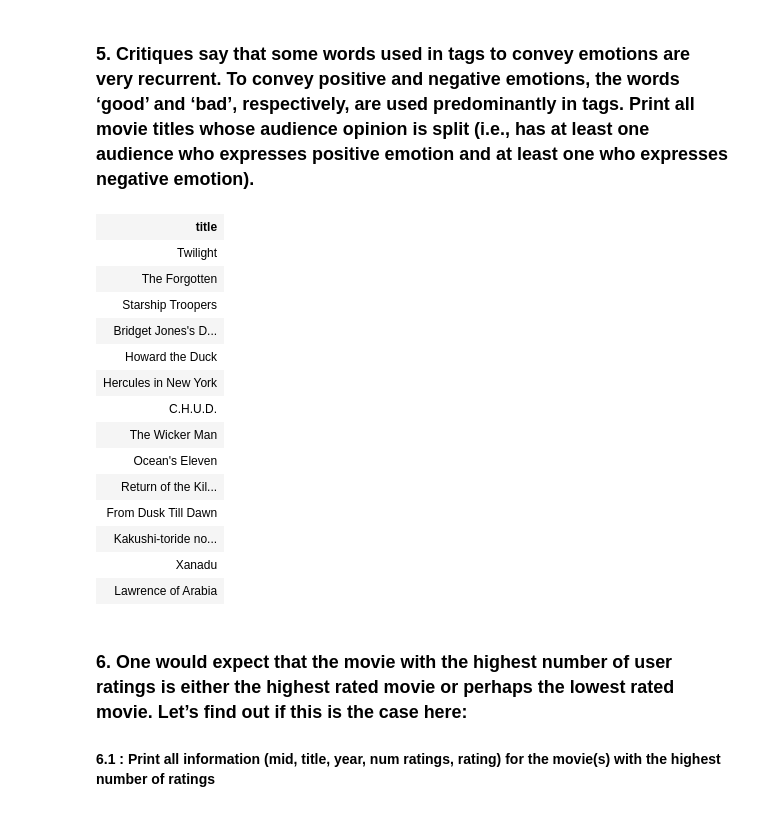
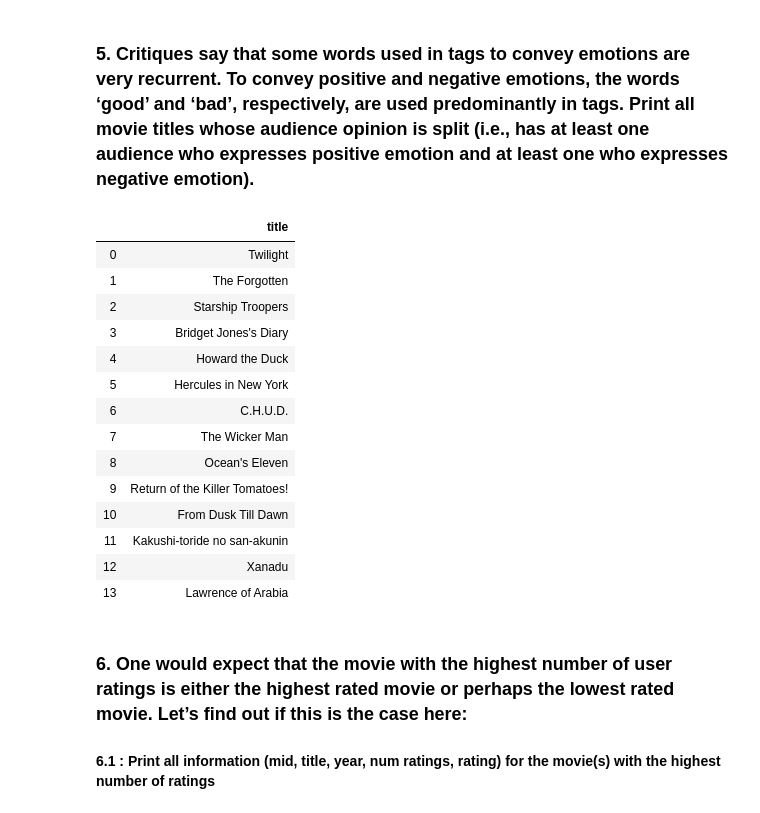
Before and after one commit to LM095/BigData-project, a Jupyter notebook: spark-3.0.2-bin-hadoop2.7/BigData-Project.ipynb, the cells around one changed output. Cells and saved outputs as stored; diff of their text form; code cells hidden in the pictures.

```diff
--- a/spark-3.0.2-bin-hadoop2.7/BigData-Project.ipynb
+++ b/spark-3.0.2-bin-hadoop2.7/BigData-Project.ipynb
@@ -3,9 +3,12 @@ import csv
 from pyspark.sql.functions import min, max, col, when, lit, udf
 from pyspark.sql.types import StructType,StructField, StringType
 from pyspark.sql import Row
+import pandas as pd
+pd.set_option('max_columns', None)
 
 spark = SparkSession.builder.getOrCreate()
 spark.conf.set('spark.sql.repl.eagerEval.enabled', True)
+
 
 # load the data
 movies_file = sc.textFile("dataset/movies.csv")
@@ -38,10 +41,11 @@ tags = table_tags.alias('tags')
 # we mantain the tables in cache
 
 genres.persist()
-actors.persist()
 tagNames.persist()
 tags.persist()
 movies.persist()
+actors.persist()
+movies.persist()
 # %% [output]
 | mid | title | year | rating | num_ratings |
 | 1 | Toy story | 1995 | 3.7 | 102338 |
@@ -162,27 +206,26 @@ only showing top 20 rows
 # %%
 movies_with_tags = movies.join(tags, ['mid']).join(tagNames, ['tid'])
-movies_with_tags_onlyGood = movies_with_tags.filter(movies_with_tags.tag.contains( 'good'))
-movies_with_tags_onlyBad = movies_with_tags.filter(movies_with_tags.tag.contains( 'bad'))
-
-movies_with_tags_onlyGoodBad = (movies_with_tags_onlyGood.select('mid','title')).intersect(movies_with_tags_onlyBad.select('mid','title'))
+movies_with_tags_onlyGood = movies_with_tags.filter(movies_with_tags.tag.contains( 'good')) #249
+movies_with_tags_onlyBad = movies_with_tags.filter(movies_with_tags.tag.contains( 'bad')) #93
+movies_with_tags_onlyGoodBad = (movies_with_tags_onlyGood.select('mid','title')).intersect(movies_with_tags_onlyBad.select('mid','title')) #14
 result = movies_with_tags_onlyGoodBad.select('title')
-result
+result.toPandas()
 # %% [output]
-| title |
-| Twilight |
-| The Forgotten |
-| Starship Troopers |
-| Bridget Jones's D... |
-| Howard the Duck |
-| Hercules in New York |
-| C.H.U.D. |
-| The Wicker Man |
-| Ocean's Eleven |
-| Return of the Kil... |
-| From Dusk Till Dawn |
-| Kakushi-toride no... |
-| Xanadu |
-| Lawrence of Arabia |
+|  | title |
+| 0 | Twilight |
+| 1 | The Forgotten |
+| 2 | Starship Troopers |
+| 3 | Bridget Jones's Diary |
+| 4 | Howard the Duck |
+| 5 | Hercules in New York |
+| 6 | C.H.U.D. |
+| 7 | The Wicker Man |
+| 8 | Ocean's Eleven |
+| 9 | Return of the Killer Tomatoes! |
+| 10 | From Dusk Till Dawn |
+| 11 | Kakushi-toride no san-akunin |
+| 12 | Xanadu |
+| 13 | Lawrence of Arabia |
 # %% [markdown]
 ### 6. One would expect that the movie with the highest number of user ratings is either the highest rated movie or perhaps the lowest rated movie. Let’s find out if this is the case here:
 
```
Also changed, not shown: parts of 25 cells of this notebook, 9 other files.
